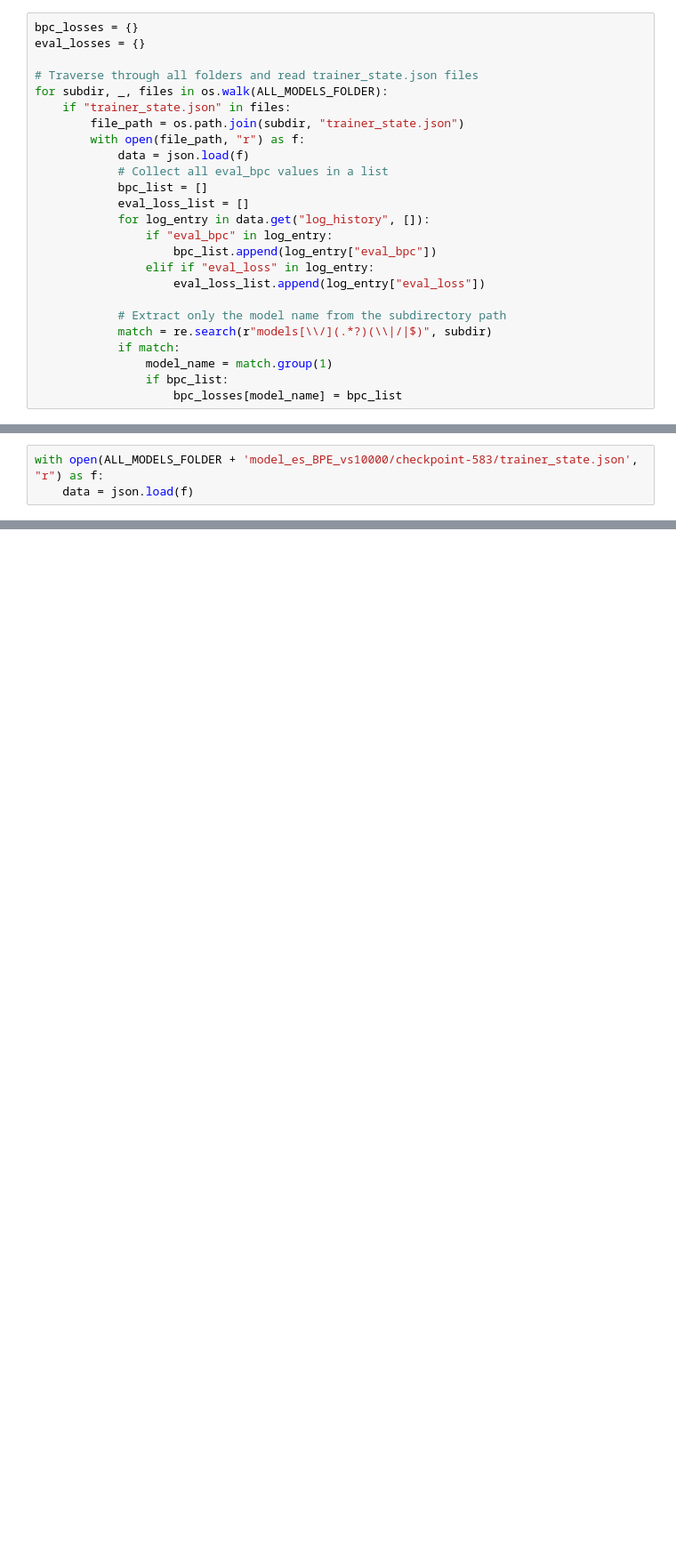
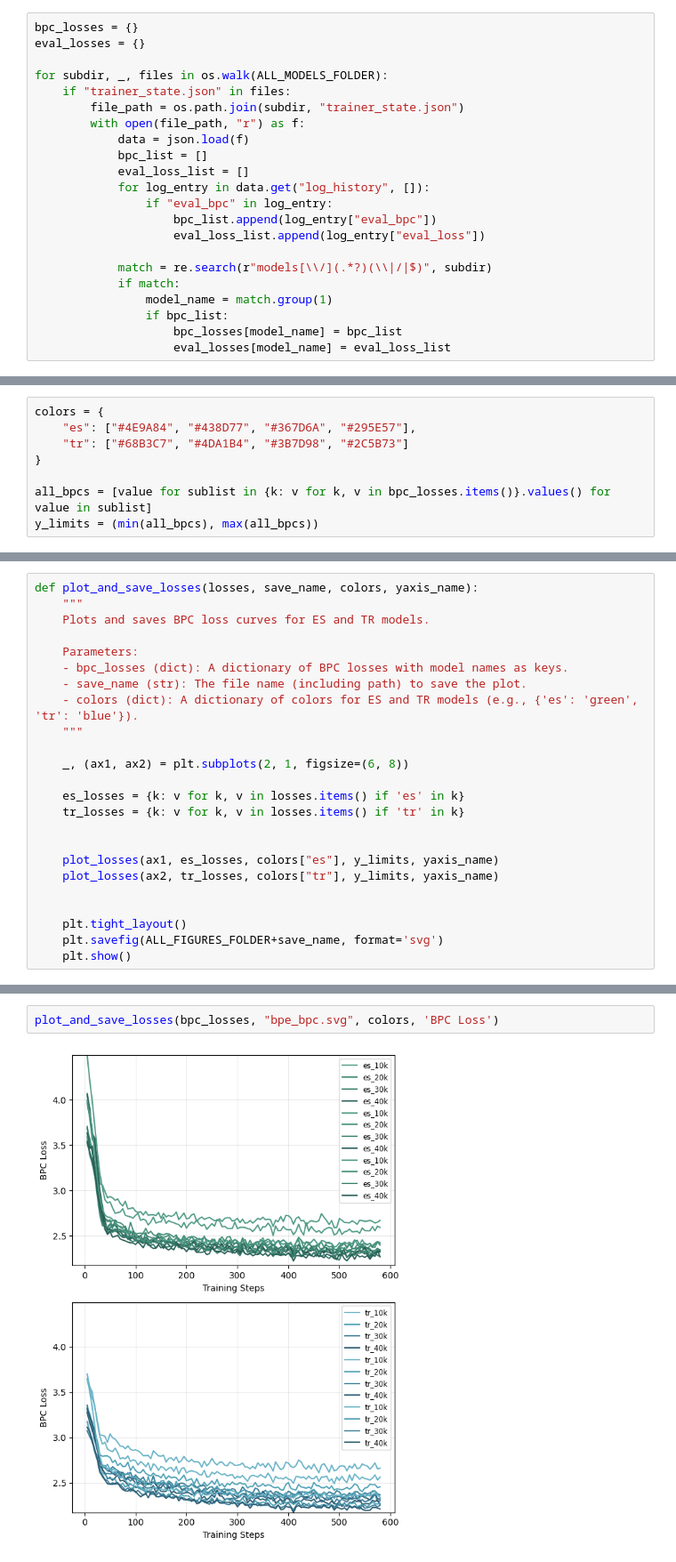
Before and after one commit to ah140797/NLP-project, a Jupyter notebook: figure_notebooks/loss_figures.ipynb, the cells around one changed output, grey strips where cells are left out. Shown: that part at 89% size. Cells and saved outputs as stored; diff of their text form; blank space fills up the shorter version.

Commit message:
finished loss figures

```diff
--- a/figure_notebooks/loss_figures.ipynb
+++ b/figure_notebooks/loss_figures.ipynb
@@ -11,24 +14,21 @@ ALL_MODELS_FOLDER = "../models/"
 bpc_losses = {}
 eval_losses = {}
 
-# Traverse through all folders and read trainer_state.json files
 for subdir, _, files in os.walk(ALL_MODELS_FOLDER):
     if "trainer_state.json" in files:
         file_path = os.path.join(subdir, "trainer_state.json")
         with open(file_path, "r") as f:
             data = json.load(f)
-            # Collect all eval_bpc values in a list
             bpc_list = []
             eval_loss_list = []
             for log_entry in data.get("log_history", []):
                 if "eval_bpc" in log_entry:
                     bpc_list.append(log_entry["eval_bpc"])
-                elif if "eval_loss" in log_entry:
                     eval_loss_list.append(log_entry["eval_loss"])
 
-            # Extract only the model name from the subdirectory path
             match = re.search(r"models[\\/](.*?)(\\|/|$)", subdir)
             if match:
                 model_name = match.group(1)
                 if bpc_list:
                     bpc_losses[model_name] = bpc_list
+                    eval_losses[model_name] = eval_loss_list
@@ -55,3 +34,0 @@ bpc_losses
-# %%
-with open(ALL_MODELS_FOLDER + 'model_es_BPE_vs10000/checkpoint-583/trainer_state.json', "r") as f:
-    data = json.load(f)
@@ -81,0 +35,8 @@ TypeError: list indices must be integers or slices, not str
+# %%
+colors = {
+    "es": ["#4E9A84", "#438D77", "#367D6A", "#295E57"],
+    "tr": ["#68B3C7", "#4DA1B4", "#3B7D98", "#2C5B73"]
+}
+
+all_bpcs = [value for sublist in {k: v for k, v in bpc_losses.items()}.values() for value in sublist]
+y_limits = (min(all_bpcs), max(all_bpcs))
@@ -81,0 +69,24 @@ TypeError: list indices must be integers or slices, not str
+# %%
+def plot_and_save_losses(losses, save_name, colors, yaxis_name):
+    """
+    Plots and saves BPC loss curves for ES and TR models.
+
+    Parameters:
+    - bpc_losses (dict): A dictionary of BPC losses with model names as keys.
+    - save_name (str): The file name (including path) to save the plot.
+    - colors (dict): A dictionary of colors for ES and TR models (e.g., {'es': 'green', 'tr': 'blue'}).
+    """
+
+    _, (ax1, ax2) = plt.subplots(2, 1, figsize=(6, 8))
+
+    es_losses = {k: v for k, v in losses.items() if 'es' in k}
+    tr_losses = {k: v for k, v in losses.items() if 'tr' in k}
+
+
+    plot_losses(ax1, es_losses, colors["es"], y_limits, yaxis_name)
+    plot_losses(ax2, tr_losses, colors["tr"], y_limits, yaxis_name)
+
+
+    plt.tight_layout()
+    plt.savefig(ALL_FIGURES_FOLDER+save_name, format='svg')
+    plt.show()
@@ -81,0 +117,4 @@ TypeError: list indices must be integers or slices, not str
+# %%
+plot_and_save_losses(bpc_losses, "bpe_bpc.svg", colors, 'BPC Loss')
+# %% [output]
+[figure, added]
```
Also changed, not shown: parts of 9 cells of this notebook.
